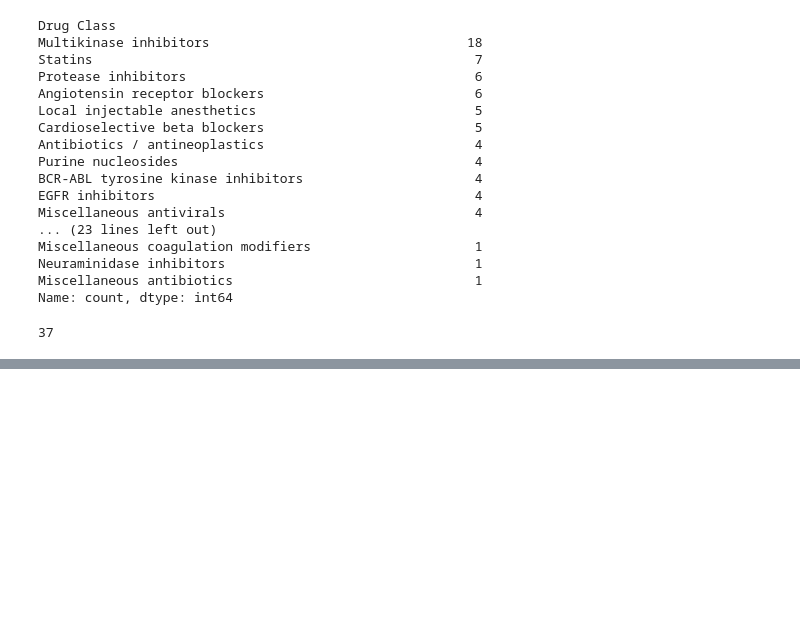
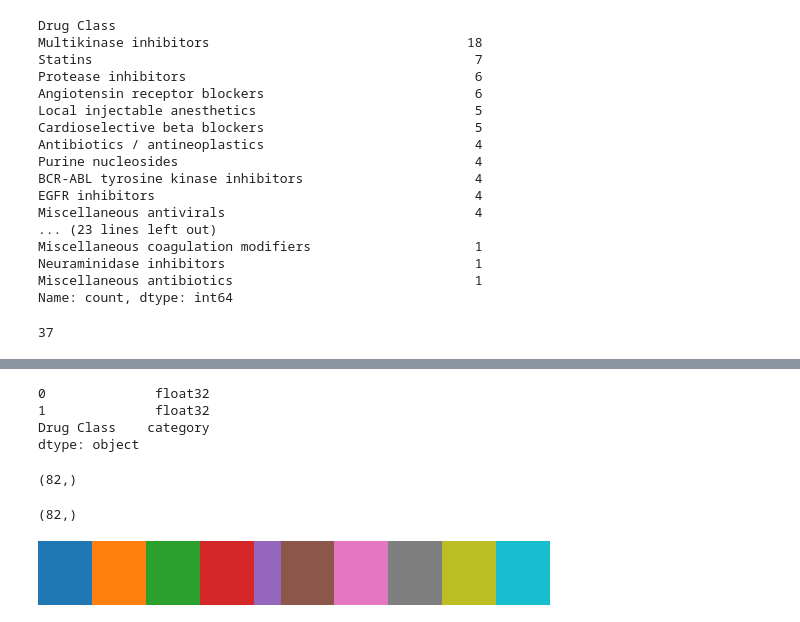
Before and after one commit to ariellubonja/drugs-embedding, a Jupyter notebook: Embeddings_EDA.ipynb, the cells around one changed output, grey strips where cells are left out. Saved outputs shown, nothing was run; the diff lists cells and outputs as text; code cells hidden in the pictures; blank space fills up the shorter version.

```diff
--- a/Embeddings_EDA.ipynb
+++ b/Embeddings_EDA.ipynb
@@ -125,0 +177,2 @@ intersecting_drugs_w_embd_df
+# %%
+t_sneezed_data_classes['Drug Class'] = pd.Series(t_sneezed_data_classes['Drug Class'], dtype="category")
@@ -125,0 +189,26 @@ intersecting_drugs_w_embd_df
+# %%
+t_sneezed_data_classes.dtypes
+# %% [output]
+0              float32
+1              float32
+Drug Class    category
+dtype: object
+# %%
+t_sneezed_data_classes['Drug Class'].shape
+# %% [output]
+(82,)
+# %%
+t_sneezed_data_classes.iloc[:, 0].shape
+# %% [output]
+(82,)
+# %%
+from matplotlib import pyplot as plt
+import seaborn as sns
+
+
+classes = t_sneezed_data_classes['Drug Class'].unique()
+colors = plt.cm.get_cmap('tab10', len(classes))
+
+colors
+# %% [output]
+[figure, added]
```
Also changed, not shown: parts of 12 cells of this notebook.
